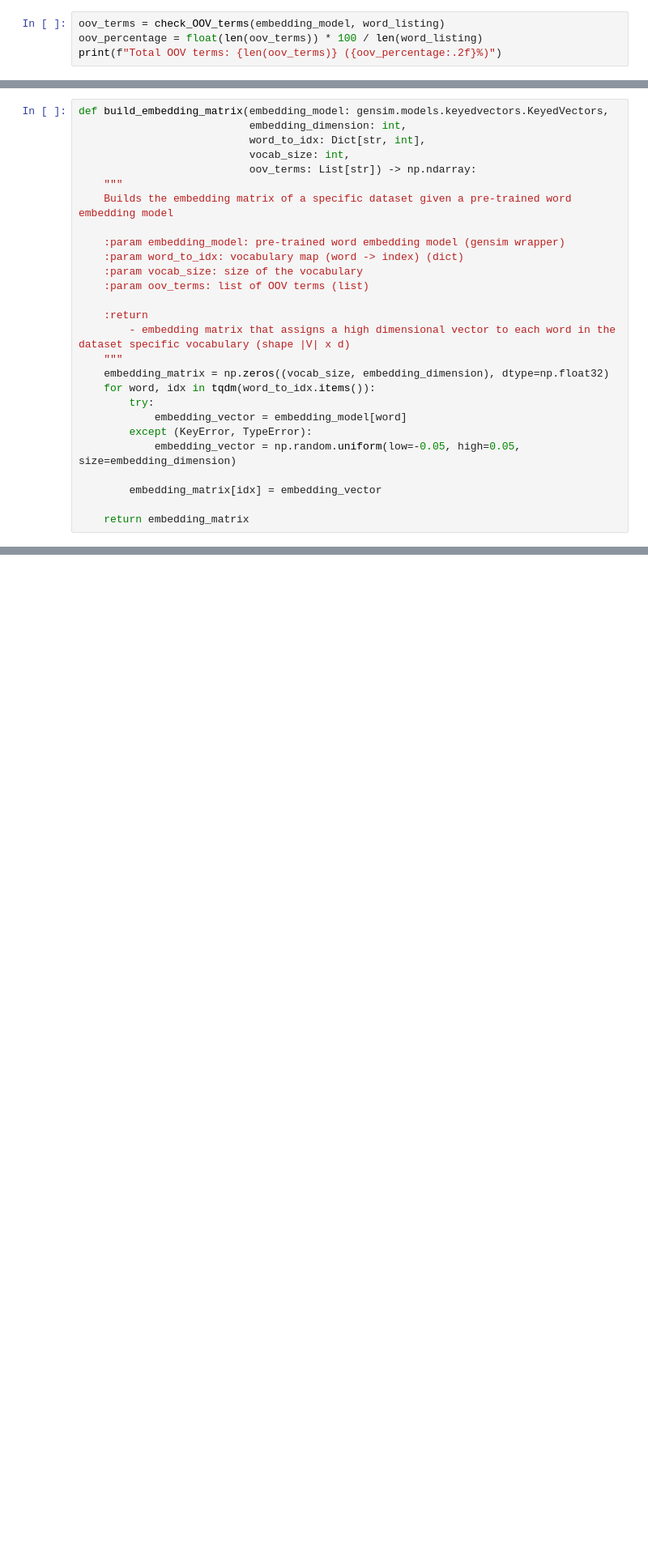
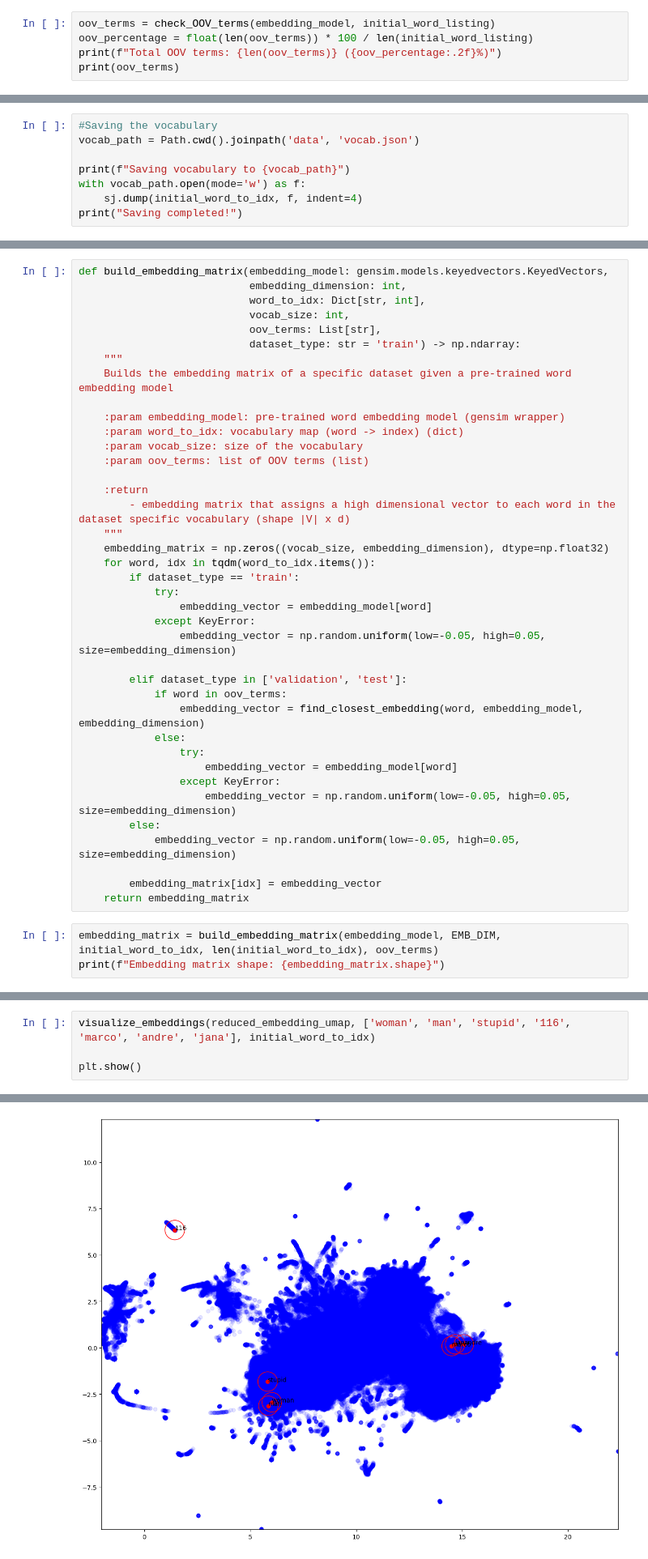
Before and after one commit to SangioAI/NLP_Assignments, a Jupyter notebook: assignment1.ipynb, the cells around one changed output, grey strips where cells are left out. Shown: that part at 81% size. Cells and saved outputs as stored; diff of their text form; blank space fills up the shorter version.

Commit message:
before transformer and lstm
Co-authored-by: sangiom <sangiom@users.noreply.github.com>
Co-authored-by: Jana Nikolovska <jananikolovska@users.noreply.github.com>

```diff
--- a/assignment1.ipynb
+++ b/assignment1.ipynb
@@ -598,5 +613,6 @@ def check_OOV_terms(embedding_model: gensim.models.keyedvectors.KeyedVectors,
 # %%
-oov_terms = check_OOV_terms(embedding_model, word_listing)
-oov_percentage = float(len(oov_terms)) * 100 / len(word_listing)
+oov_terms = check_OOV_terms(embedding_model, initial_word_listing)
+oov_percentage = float(len(oov_terms)) * 100 / len(initial_word_listing)
 print(f"Total OOV terms: {len(oov_terms)} ({oov_percentage:.2f}%)")
+print(oov_terms)
 # %% [output]
@@ -617,0 +621,8 @@ Total OOV terms: 192 (2.20%)
+# %%
+#Saving the vocabulary
+vocab_path = Path.cwd().joinpath('data', 'vocab.json')
+
+print(f"Saving vocabulary to {vocab_path}")
+with vocab_path.open(mode='w') as f:
+    sj.dump(initial_word_to_idx, f, indent=4)
+print("Saving completed!")
@@ -620,7 +653,8 @@ def build_embedding_matrix(embedding_model: gensim.models.keyedvectors.KeyedVect
                            embedding_dimension: int,
                            word_to_idx: Dict[str, int],
                            vocab_size: int,
-                           oov_terms: List[str]) -> np.ndarray:
+                           oov_terms: List[str],
+                           dataset_type: str = 'train') -> np.ndarray:
     """
     Builds the embedding matrix of a specific dataset given a pre-trained word embedding model
 
@@ -634,11 +668,25 @@ def build_embedding_matrix(embedding_model: gensim.models.keyedvectors.KeyedVect
     """
     embedding_matrix = np.zeros((vocab_size, embedding_dimension), dtype=np.float32)
     for word, idx in tqdm(word_to_idx.items()):
-        try:
-            embedding_vector = embedding_model[word]
-        except (KeyError, TypeError):
+        if dataset_type == 'train':
+            try:
+                embedding_vector = embedding_model[word]
+            except KeyError:
+                embedding_vector = np.random.uniform(low=-0.05, high=0.05, size=embedding_dimension)
+
+        elif dataset_type in ['validation', 'test']:
+            if word in oov_terms:
+                embedding_vector = find_closest_embedding(word, embedding_model, embedding_dimension)
+            else:
+                try:
+                    embedding_vector = embedding_model[word]
+                except KeyError:
+                    embedding_vector = np.random.uniform(low=-0.05, high=0.05, size=embedding_dimension)
+        else:
             embedding_vector = np.random.uniform(low=-0.05, high=0.05, size=embedding_dimension)
 
         embedding_matrix[idx] = embedding_vector
-
     return embedding_matrix
+# %%
+embedding_matrix = build_embedding_matrix(embedding_model, EMB_DIM, initial_word_to_idx, len(initial_word_to_idx), oov_terms)
+print(f"Embedding matrix shape: {embedding_matrix.shape}")
@@ -644,0 +801,5 @@ def build_embedding_matrix(embedding_model: gensim.models.keyedvectors.KeyedVect
+# %%
+visualize_embeddings(reduced_embedding_umap, ['woman', 'man', 'stupid', '116', 'marco', 'andre', 'jana'], initial_word_to_idx)
+
+plt.show()
+# %% [output]
@@ -644,0 +807 @@ def build_embedding_matrix(embedding_model: gensim.models.keyedvectors.KeyedVect
+[figure, added]
```
Also changed, not shown: parts of 24 cells of this notebook.
